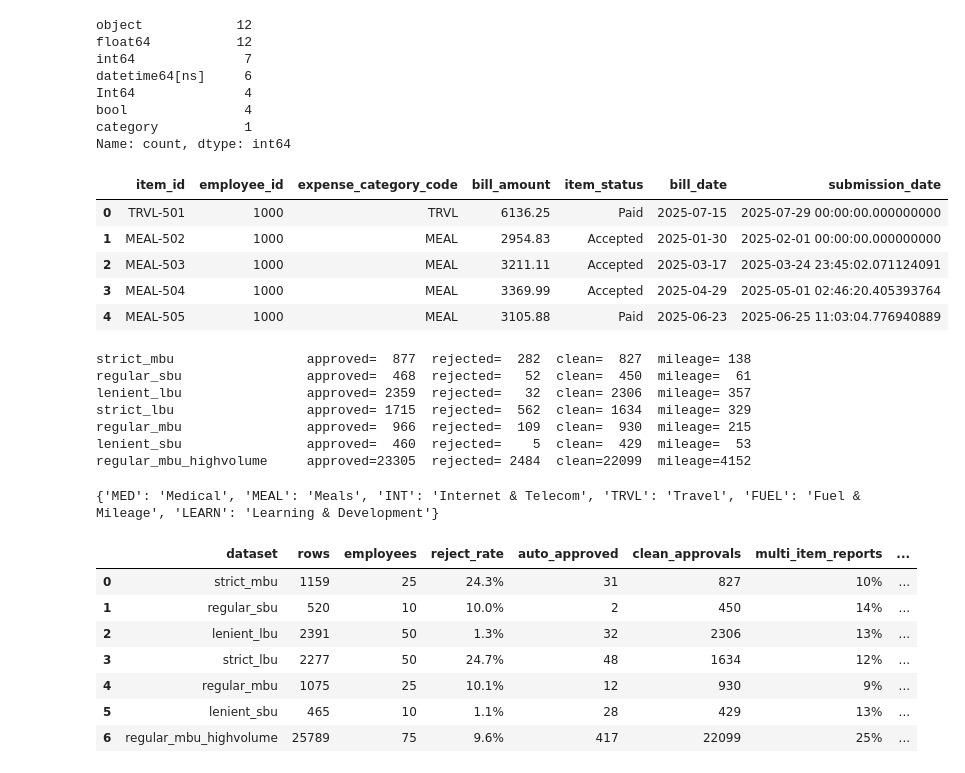
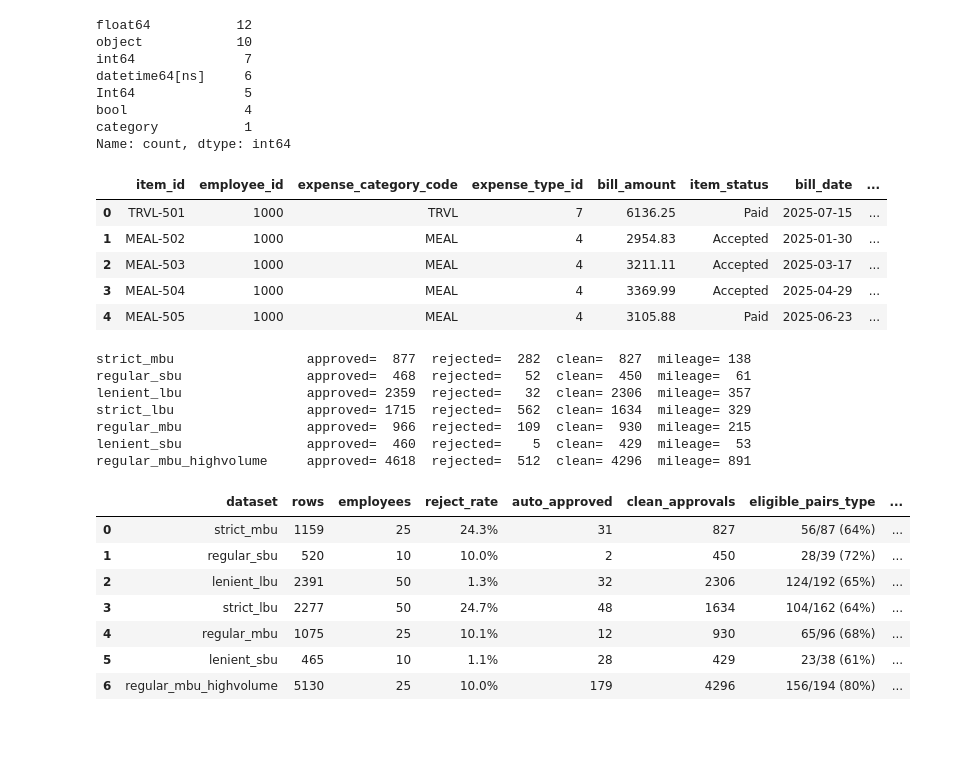
Before and after one commit to srija-greytip/green-light, a Jupyter notebook: Extract.ipynb, the cells around one changed output. Saved outputs shown, nothing was run; the diff lists cells and outputs as text; code cells hidden in the pictures; blank space fills up the shorter version.

```diff
--- a/Extract.ipynb
+++ b/Extract.ipynb
@@ -97,56 +97,53 @@ NUM_COLS = [
 BOOL_COLS = ["auto_approved", "is_duplicate_flagged",
              "allow_beyond_limit", "allow_beyond_frequency"]
 
-ID_COLS = ["item_pk", "report_pk", "employee_id", "bill_currency_id"]
+ID_COLS = ["item_pk", "report_pk", "employee_id", "bill_currency_id",
+           "expense_type_id"]
 
 
 def cast_types(df: pd.DataFrame) -> pd.DataFrame:
     df = df.copy()
-
-    assert (df["employee_id"] == df["employee_id-2"]).all(), \
-        "employee ids differ"
-    df = df.drop(columns=["employee_id-2"])
 
     for c in DATE_COLS:
         df[c] = pd.to_datetime(df[c], errors="coerce")
 
     for c in NUM_COLS:
         df[c] = pd.to_numeric(df[c], errors="coerce")
 
     for c in BOOL_COLS:
         df[c] = df[c].map({"TRUE": True, "True": True, "true": True,
                            "FALSE": False, "False": False, "false": False})
 
     for c in ID_COLS:
         df[c] = pd.to_numeric(df[c], errors="coerce").astype("Int64")
 
     df["bill_number"] = df["bill_number"].str.strip()
     df["expense_category_code"] = df["expense_category_code"].astype("category")
 
     return df
 
 
 TYPED = {name: cast_types(df) for name, df in RAW.items()}
 
 print(TYPED["regular_mbu"].dtypes.value_counts())
 TYPED["regular_mbu"][["item_id", "employee_id", "expense_category_code",
-                       "bill_amount", "item_status", "bill_date",
-                       "submission_date"]].head()
+                       "expense_type_id", "bill_amount", "item_status",
+                       "bill_date", "submission_date"]].head()
 # %% [output]
-object            12
 float64           12
+object            10
 int64              7
 datetime64[ns]     6
-Int64              4
+Int64              5
 bool               4
 category           1
 Name: count, dtype: int64
-|  | item_id | employee_id | expense_category_code | bill_amount | item_status | bill_date | submission_date |
-| 0 | TRVL-501 | 1000 | TRVL | 6136.25 | Paid | 2025-07-15 | 2025-07-29 00:00:00.000000000 |
-| 1 | MEAL-502 | 1000 | MEAL | 2954.83 | Accepted | 2025-01-30 | 2025-02-01 00:00:00.000000000 |
-| 2 | MEAL-503 | 1000 | MEAL | 3211.11 | Accepted | 2025-03-17 | 2025-03-24 23:45:02.071124091 |
-| 3 | MEAL-504 | 1000 | MEAL | 3369.99 | Accepted | 2025-04-29 | 2025-05-01 02:46:20.405393764 |
-| 4 | MEAL-505 | 1000 | MEAL | 3105.88 | Paid | 2025-06-23 | 2025-06-25 11:03:04.776940889 |
+|  | item_id | employee_id | expense_category_code | expense_type_id | bill_amount | item_status | bill_date | ... |
+| 0 | TRVL-501 | 1000 | TRVL | 7 | 6136.25 | Paid | 2025-07-15 | ... |
+| 1 | MEAL-502 | 1000 | MEAL | 4 | 2954.83 | Accepted | 2025-01-30 | ... |
+| 2 | MEAL-503 | 1000 | MEAL | 4 | 3211.11 | Accepted | 2025-03-17 | ... |
+| 3 | MEAL-504 | 1000 | MEAL | 4 | 3369.99 | Accepted | 2025-04-29 | ... |
+| 4 | MEAL-505 | 1000 | MEAL | 4 | 3105.88 | Paid | 2025-06-23 | ... |
 # %%
 def add_derived(df: pd.DataFrame) -> pd.DataFrame:
     df = df.copy()
@@ -187,23 +184,15 @@ lenient_lbu                approved= 2359  rejected=   32  clean= 2306  mileage=
 strict_lbu                 approved= 1715  rejected=  562  clean= 1634  mileage= 329
 regular_mbu                approved=  966  rejected=  109  clean=  930  mileage= 215
 lenient_sbu                approved=  460  rejected=    5  clean=  429  mileage=  53
-regular_mbu_highvolume     approved=23305  rejected= 2484  clean=22099  mileage=4152
+regular_mbu_highvolume     approved= 4618  rejected=  512  clean= 4296  mileage= 891
 # %%
-CATEGORY_NAMES = (
-    pd.concat(FINAL.values())[["expense_category_code", "expense_category_name"]]
-    .drop_duplicates()
-    .set_index("expense_category_code")["expense_category_name"]
-    .to_dict()
-)
-print(CATEGORY_NAMES)
-
 def structural_checks(name, df):
     clean = df[df.is_clean_approval]
 
     mixed_reports = df.groupby("report_pk")["item_status"].nunique()
 
     pairs_type = clean.groupby(
-        ["employee_id", "expense_category_code", "expense_type_name"],
+        ["employee_id", "expense_category_code", "expense_type_id"],
         observed=True
     ).size()
 
@@ -219,8 +208,6 @@ def structural_checks(name, df):
         reject_rate=f"{(df.item_status == 'Rejected').mean():.1%}",
         auto_approved=int(df.auto_approved.sum()),
         clean_approvals=int(len(clean)),
-        # multi_item_reports=f"{(df.groupby('report_pk').size() > 1).mean():.0%}",
-        # mixed_outcome_reports=int((mixed_reports > 1).sum()),
         eligible_pairs_type=f"{(pairs_type >= 3).sum()}/{len(pairs_type)} "
                              f"({(pairs_type>=3).mean():.0%})",
         eligible_pairs_category=f"{(pairs_cat >= 3).sum()}/{len(pairs_cat)} "
@@ -229,19 +216,17 @@ def structural_checks(name, df):
         overridden=int((df.override_count > 0).sum()),
     )
 
-
 summary = pd.DataFrame([structural_checks(name, df) for name, df in FINAL.items()])
 summary
 # %% [output]
-{'MED': 'Medical', 'MEAL': 'Meals', 'INT': 'Internet & Telecom', 'TRVL': 'Travel', 'FUEL': 'Fuel & Mileage', 'LEARN': 'Learning & Development'}
-|  | dataset | rows | employees | reject_rate | auto_approved | clean_approvals | multi_item_reports | ... |
-| 0 | strict_mbu | 1159 | 25 | 24.3% | 31 | 827 | 10% | ... |
-| 1 | regular_sbu | 520 | 10 | 10.0% | 2 | 450 | 14% | ... |
-| 2 | lenient_lbu | 2391 | 50 | 1.3% | 32 | 2306 | 13% | ... |
-| 3 | strict_lbu | 2277 | 50 | 24.7% | 48 | 1634 | 12% | ... |
-| 4 | regular_mbu | 1075 | 25 | 10.1% | 12 | 930 | 9% | ... |
-| 5 | lenient_sbu | 465 | 10 | 1.1% | 28 | 429 | 13% | ... |
-| 6 | regular_mbu_highvolume | 25789 | 75 | 9.6% | 417 | 22099 | 25% | ... |
+|  | dataset | rows | employees | reject_rate | auto_approved | clean_approvals | eligible_pairs_type | ... |
+| 0 | strict_mbu | 1159 | 25 | 24.3% | 31 | 827 | 56/87 (64%) | ... |
+| 1 | regular_sbu | 520 | 10 | 10.0% | 2 | 450 | 28/39 (72%) | ... |
+| 2 | lenient_lbu | 2391 | 50 | 1.3% | 32 | 2306 | 124/192 (65%) | ... |
+| 3 | strict_lbu | 2277 | 50 | 24.7% | 48 | 1634 | 104/162 (64%) | ... |
+| 4 | regular_mbu | 1075 | 25 | 10.1% | 12 | 930 | 65/96 (68%) | ... |
+| 5 | lenient_sbu | 465 | 10 | 1.1% | 28 | 429 | 23/38 (61%) | ... |
+| 6 | regular_mbu_highvolume | 5130 | 25 | 10.0% | 179 | 4296 | 156/194 (80%) | ... |
 # %%
 def eligibility_by_category(name, df):
     clean = df[df.is_clean_approval]
```
Also changed, not shown: parts of 6 cells of this notebook, 16 other files.
